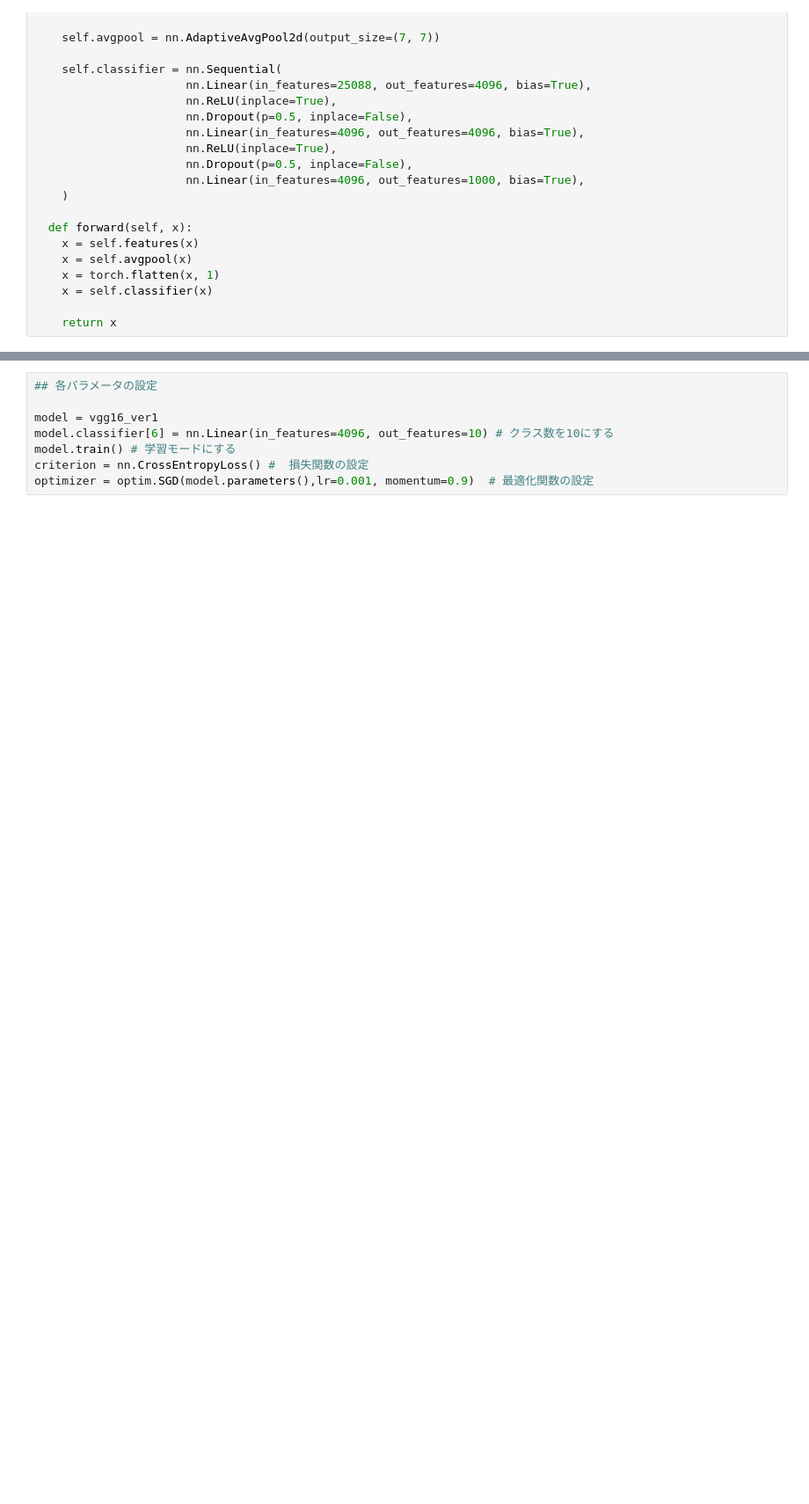
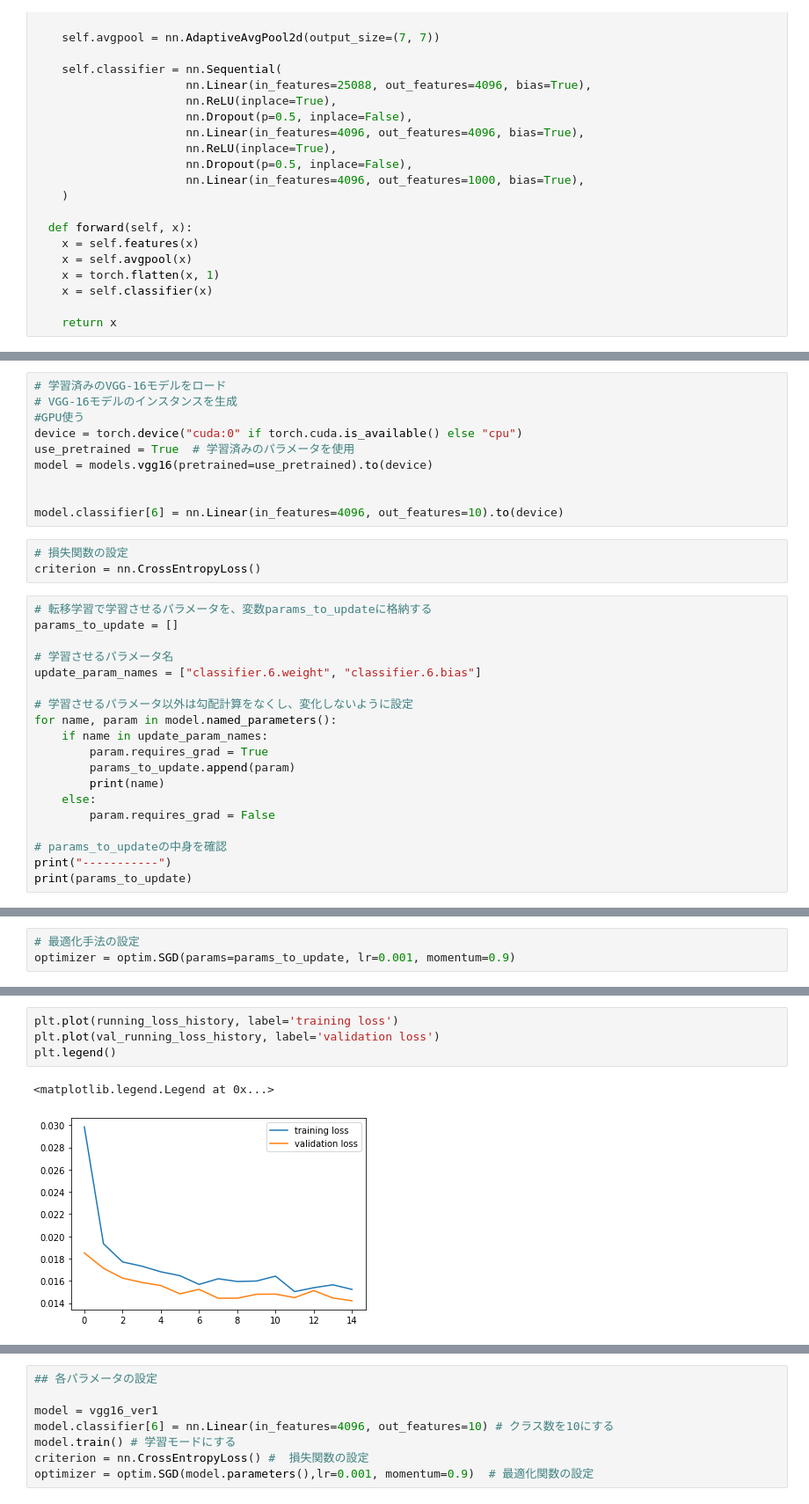
Before and after one commit to lo-uis/Team_ChoLab, a Jupyter notebook: stl_10.ipynb, the cells around one changed output, grey strips where cells are left out. Shown at 88% size. Saved outputs shown, nothing was run; the diff lists cells and outputs as text; blank space fills up the shorter version.

```diff
--- a/stl_10.ipynb
+++ b/stl_10.ipynb
@@ -211,0 +301,32 @@ VGG16(
+# %%
+# 学習済みのVGG-16モデルをロード
+# VGG-16モデルのインスタンスを生成
+#GPU使う
+device = torch.device("cuda:0" if torch.cuda.is_available() else "cpu")
+use_pretrained = True  # 学習済みのパラメータを使用
+model = models.vgg16(pretrained=use_pretrained).to(device)
+
+
+model.classifier[6] = nn.Linear(in_features=4096, out_features=10).to(device)
+# %%
+# 損失関数の設定
+criterion = nn.CrossEntropyLoss()
+# %%
+# 転移学習で学習させるパラメータを、変数params_to_updateに格納する
+params_to_update = []
+
+# 学習させるパラメータ名
+update_param_names = ["classifier.6.weight", "classifier.6.bias"]
+
+# 学習させるパラメータ以外は勾配計算をなくし、変化しないように設定
+for name, param in model.named_parameters():
+    if name in update_param_names:
+        param.requires_grad = True
+        params_to_update.append(param)
+        print(name)
+    else:
+        param.requires_grad = False
+
+# params_to_updateの中身を確認
+print("-----------")
+print(params_to_update)
@@ -211,0 +348,3 @@ VGG16(
+# %%
+# 最適化手法の設定
+optimizer = optim.SGD(params=params_to_update, lr=0.001, momentum=0.9)
@@ -211,0 +456,7 @@ VGG16(
+# %%
+plt.plot(running_loss_history, label='training loss')
+plt.plot(val_running_loss_history, label='validation loss')
+plt.legend()
+# %% [output]
+<matplotlib.legend.Legend at 0x...>
+[figure, added]
```
Also changed, not shown: parts of 29 cells of this notebook.
